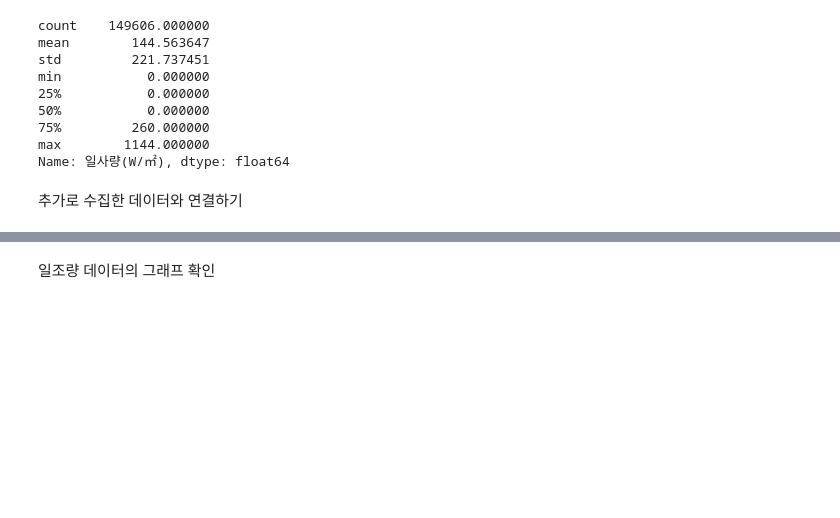
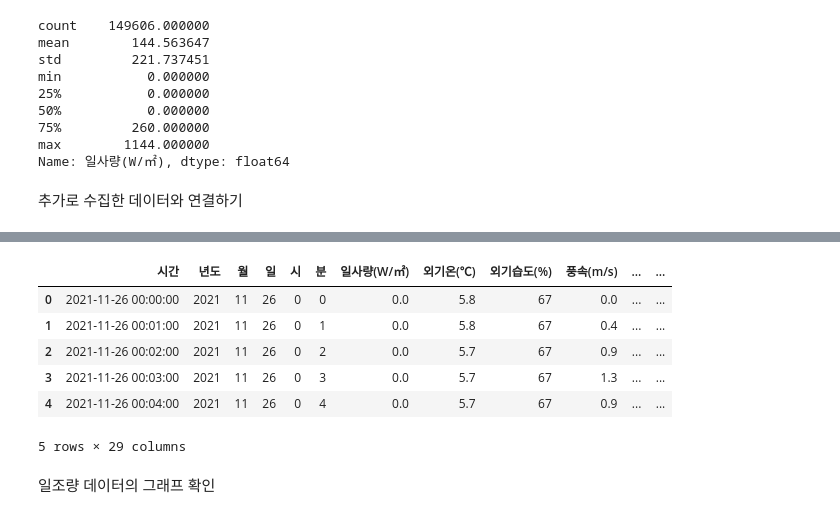
Before and after one commit to yxbxn/smart_farm, a Jupyter notebook: Code/추가변수 수집.ipynb, the cells around one changed output, grey strips where cells are left out. Drawn from its saved outputs; the diff is of its cells as text; code cells hidden in the pictures; blank space fills up the shorter version.

```diff
--- a/Code/추가변수 수집.ipynb
+++ b/Code/추가변수 수집.ipynb
@@ -133,3 +231,15 @@ train_test_merge
+# %%
+train_test_merge["년월일"] = train_test_merge["시간"].astype(str)
+train_test_merge["년월일"] = train_test_merge["년월일"].apply(lambda x : x.split(" ")[0])
+train_test_merge.head()
+# %% [output]
+|  | 시간 | 년도 | 월 | 일 | 시 | 분 | 일사량(W/㎡) | 외기온(℃) | 외기습도(%) | 풍속(m/s) | ... | ... |
+| 0 | 2021-11-26 00:00:00 | 2021 | 11 | 26 | 0 | 0 | 0.0 | 5.8 | 67 | 0.0 | ... | ... |
+| 1 | 2021-11-26 00:01:00 | 2021 | 11 | 26 | 0 | 1 | 0.0 | 5.8 | 67 | 0.4 | ... | ... |
+| 2 | 2021-11-26 00:02:00 | 2021 | 11 | 26 | 0 | 2 | 0.0 | 5.7 | 67 | 0.9 | ... | ... |
+| 3 | 2021-11-26 00:03:00 | 2021 | 11 | 26 | 0 | 3 | 0.0 | 5.7 | 67 | 1.3 | ... | ... |
+| 4 | 2021-11-26 00:04:00 | 2021 | 11 | 26 | 0 | 4 | 0.0 | 5.7 | 67 | 0.9 | ... | ... |
+5 rows × 29 columns
 # %% [markdown]
 일조량 데이터의 그래프 확인
 # %%
```
Also changed, not shown: parts of 48 cells of this notebook.
